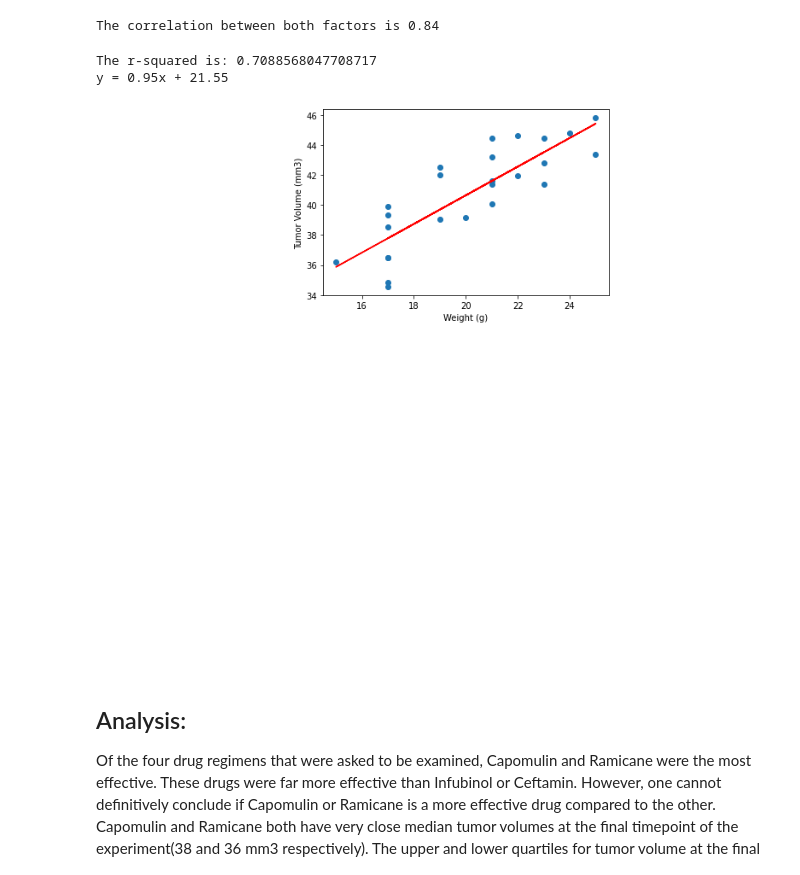
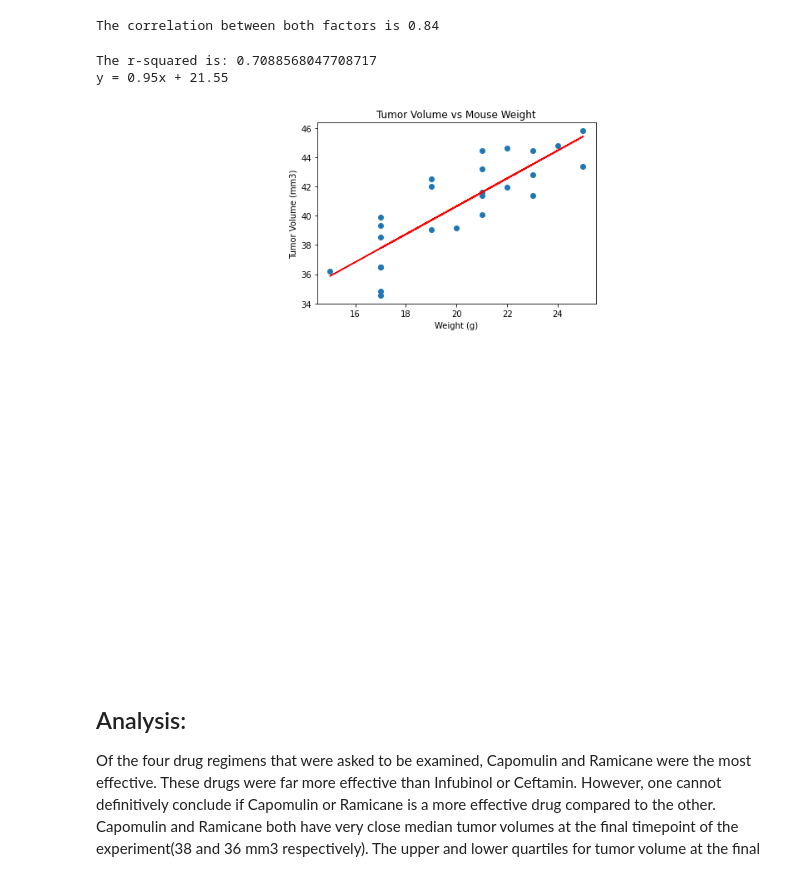
Before and after one commit to wjcutrone/Capomulin-Evaluation, a Jupyter notebook: Pymaceuticals/Pymaceuticals Experiment.ipynb, the cells around one changed output. Saved outputs shown, nothing was run; the diff lists cells and outputs as text; code cells hidden in the pictures.

Commit message:
updates
updated readme with additional text and images

```diff
--- a/Pymaceuticals/Pymaceuticals Experiment.ipynb
+++ b/Pymaceuticals/Pymaceuticals Experiment.ipynb
@@ -339,20 +339,21 @@ The correlation between both factors is 0.84
 # %%
 #linear regression module
 (slope, intercept, rvalue, pvalue, stderr) = linregress(x, avg_tv)
 regress_values = x * slope + intercept
 line_eq = "y = " + str(round(slope,2)) + "x + " + str(round(intercept,2))
 plt.scatter(x,avg_tv)
 plt.plot(x,regress_values,"r-")
 plt.annotate(line_eq,(6,10),fontsize=15,color="red")
 plt.xlabel('Weight (g)')
 plt.ylabel('Tumor Volume (mm3)')
+plt.title("Tumor Volume vs Mouse Weight")
 print(f"The r-squared is: {rvalue**2}")
 print(line_eq)
 plt.show()
 # %% [output]
 The r-squared is: 0.7088568047708717
 y = 0.95x + 21.55
-[figure, old version]
+[figure, new version]
 # %% [markdown]
 ## Analysis:
 
```
Also changed, not shown: parts of 1 cell of this notebook, 6 other files.
